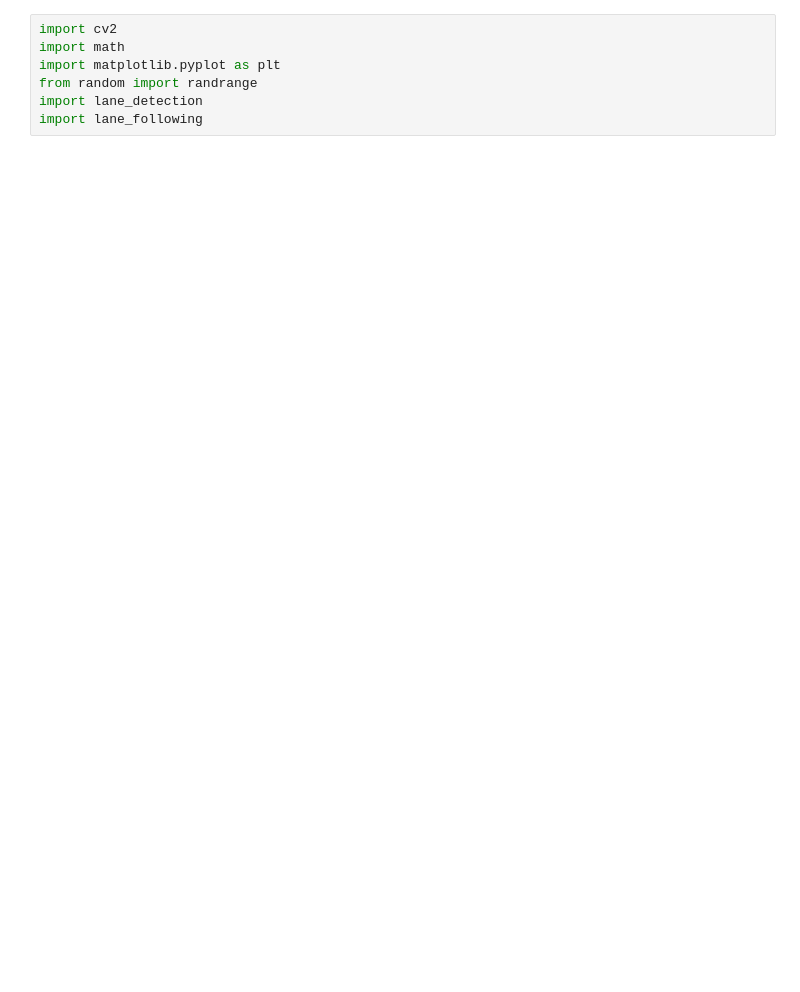
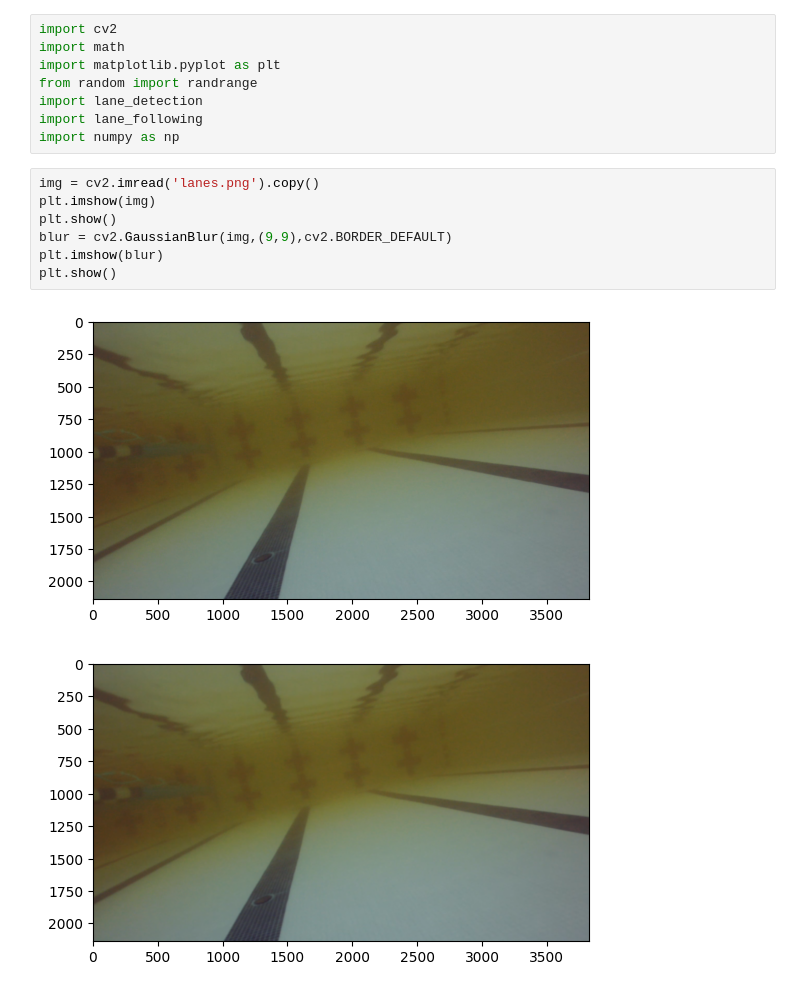
Before and after one commit to KevinTvT/cv-intro, a Jupyter notebook: lane_detection.ipynb, the cells around one changed output. Cells and saved outputs as stored; diff of their text form; blank space fills up the shorter version.

```diff
--- a/lane_detection.ipynb
+++ b/lane_detection.ipynb
@@ -5,6 +5,17 @@ import matplotlib.pyplot as plt
 from random import randrange
 import lane_detection
 import lane_following
+import numpy as np
+# %%
+img = cv2.imread('lanes.png').copy()
+plt.imshow(img)
+plt.show()
+blur = cv2.GaussianBlur(img,(9,9),cv2.BORDER_DEFAULT)
+plt.imshow(blur)
+plt.show()
+# %% [output]
+[figure, added]
+[figure, added]
 # %%
 img = cv2.imread('lanes.png').copy()
 #lines = detect_lines(img, 35, 65, 3, 150, 15)
```
Also changed, not shown: parts of 4 cells of this notebook, 11 other files.
